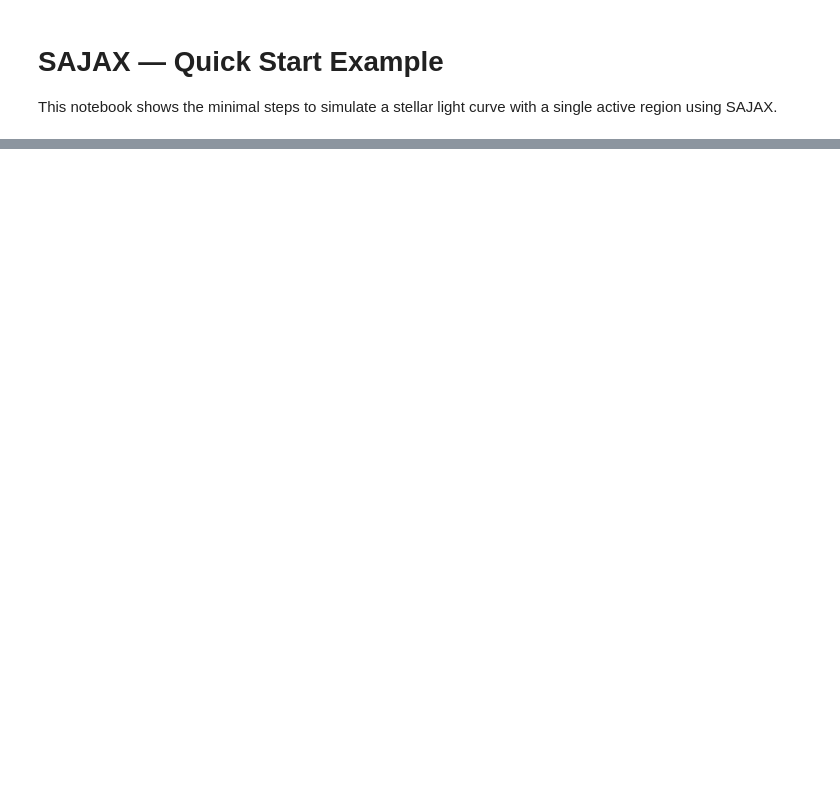
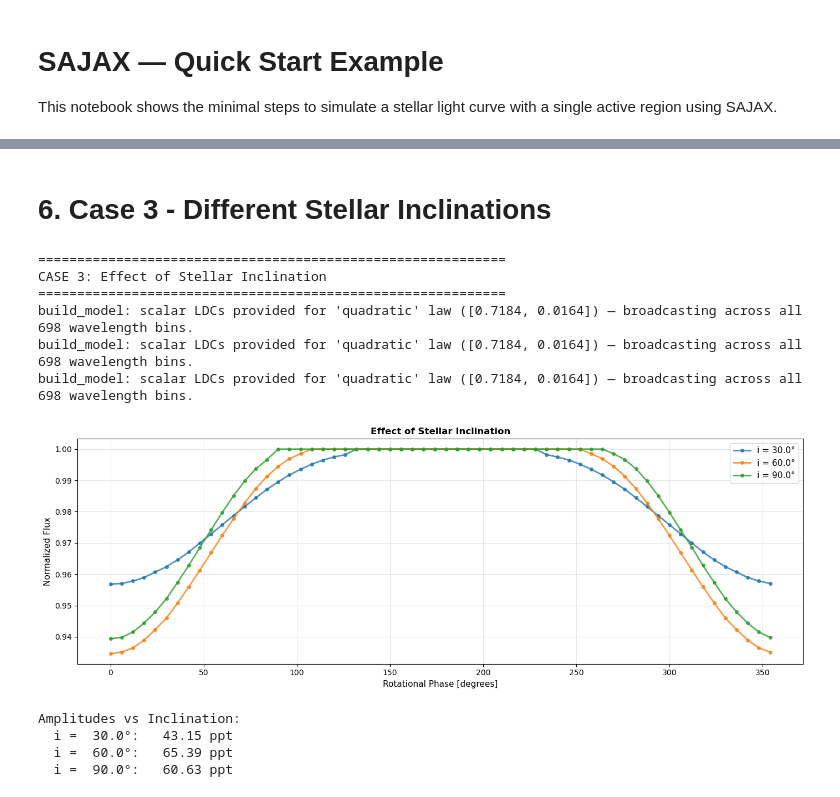
Before and after one commit to SamMerc/sajax, a Jupyter notebook: examples/sajax_quickstart.ipynb, the cells around one changed output, grey strips where cells are left out. Saved outputs shown, nothing was run; the diff lists cells and outputs as text; code cells hidden in the pictures; blank space fills up the shorter version.

```diff
--- a/examples/sajax_quickstart.ipynb
+++ b/examples/sajax_quickstart.ipynb
@@ -68,13 +22,0 @@ plt.show()
-# %%
-phase_idx = 0   # change this to inspect other phases
-
-fig, ax = plt.subplots(figsize=(4, 4))
-ax.imshow(
-    result["star_maps"][phase_idx],
-    origin="lower",
-    cmap="inferno",
-)
-ax.set_title(f"Stellar map — phase {phases[phase_idx]:.1f} deg")
-ax.axis("off")
-plt.tight_layout()
-plt.show()
@@ -82,0 +267,59 @@ plt.show()
+# %% [markdown]
+# 6. Case 3 - Different Stellar Inclinations
+# %%
+print("\n" + "="*60)
+print("CASE 3: Effect of Stellar Inclination")
+print("="*60)
+
+inclinations = [30.0, 60.0, 90.0]  # pole-on to equator-on
+results_inc = []
+
+for inc in inclinations:
+    params_inc = dict(u1=u1_mean, u2=u2_mean, inc_star=inc)
+    result = compute_light_curve(
+        wavelength          = wavelength,
+        flux_quiet          = flux_quiet,
+        flux_active         = flux_active,
+        params              = params_inc,
+        ar_lat              = [20.0],
+        ar_long             = [0.0],
+        ar_size             = [15.0],
+        phases_rot          = np.linspace(0, 360, 60, endpoint=False),
+        stellar_grid_size   = 100,      # stellar radius in pixels
+        ve                  = 2.0,
+        ldc_mode            = "quadratic",
+    )
+    results_inc.append(result)
+
+fig, ax = plt.subplots(1, 1, figsize=(14, 5))
+
+# Plot: LC vs inclination
+for i, inc in enumerate(inclinations):
+    ax.plot(phases, results_inc[i]["lc"], 'o-', label=f'i = {inc}°',
+            linewidth=2, markersize=4, alpha=0.8)
+ax.set_xlabel('Rotational Phase [degrees]', fontsize=11)
+ax.set_ylabel('Normalized Flux', fontsize=11)
+ax.set_title('Effect of Stellar Inclination', fontsize=12, fontweight='bold')
+ax.legend(fontsize=11)
+ax.grid(True, alpha=0.3)
+
+plt.tight_layout()
+plt.show()
+
+print(f"\nAmplitudes vs Inclination:")
+amplitudes = [np.max(r["lc"]) - np.min(r["lc"]) for r in results_inc]
+
+for inc, amp in zip(inclinations, amplitudes):
+    print(f"  i = {inc:5.1f}°:  {amp*1e3:6.2f} ppt")
+# %% [output]
+============================================================
+CASE 3: Effect of Stellar Inclination
+============================================================
+build_model: scalar LDCs provided for 'quadratic' law ([0.7184, 0.0164]) — broadcasting across all 698 wavelength bins.
+build_model: scalar LDCs provided for 'quadratic' law ([0.7184, 0.0164]) — broadcasting across all 698 wavelength bins.
+build_model: scalar LDCs provided for 'quadratic' law ([0.7184, 0.0164]) — broadcasting across all 698 wavelength bins.
+[figure, added]
+Amplitudes vs Inclination:
+  i =  30.0°:   43.15 ppt
+  i =  60.0°:   65.39 ppt
+  i =  90.0°:   60.63 ppt
```
Also changed, not shown: parts of 22 cells of this notebook, 3 other files.
